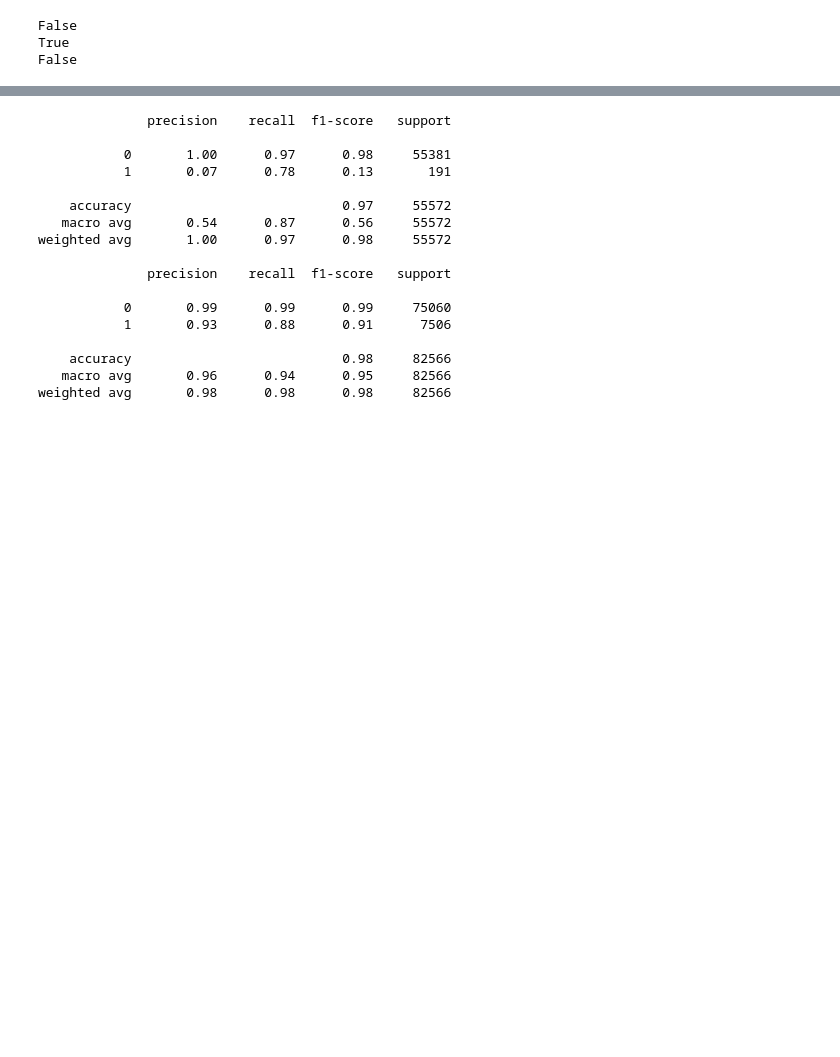
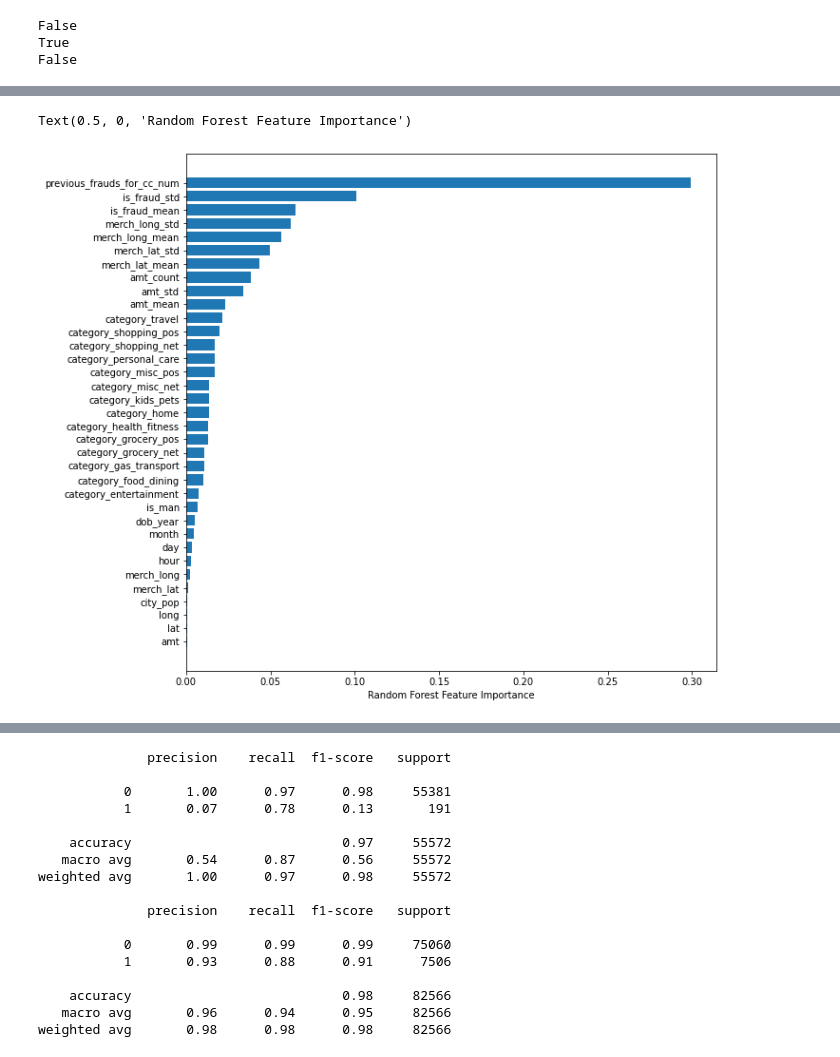
Before and after one commit to wconti27/DS4400-Final-Project-Machine-Learning-Detection-of-Credit-Card-Fraud, a Jupyter notebook: ML_Project.ipynb, the cells around one changed output, grey strips where cells are left out. Saved outputs shown, nothing was run; the diff lists cells and outputs as text; code cells hidden in the pictures; blank space fills up the shorter version.

```diff
--- a/ML_Project.ipynb
+++ b/ML_Project.ipynb
@@ -20,4 +25,8 @@ Mounted at /content/gdrive
 # %%
 folder_location = '/content/gdrive/MyDrive/Colab Notebooks/DS4400: ML Project/'
-training = pd.read_csv(folder_location + 'fraudTrain.csv')
-testing = pd.read_csv(folder_location + 'fraudTest.csv')
+# training = pd.read_csv(folder_location + 'fraudTrain.csv')
+# testing = pd.read_csv(folder_location + 'fraudTest.csv')
+X_train = pd.read_csv(folder_location + 'X_train_eng.csv').drop(["Unnamed: 0", "is_fraud"], axis=1)
+y_train = pd.read_csv(folder_location + 'y_train.csv').drop(["Unnamed: 0"], axis=1)
+X_test = pd.read_csv(folder_location + 'X_test_agg.csv').drop(["Unnamed: 0", "is_fraud"], axis=1)
+y_test = pd.read_csv(folder_location + 'y_test.csv').drop(["Unnamed: 0"], axis=1)
@@ -257,0 +272,7 @@ ROC AUC score for undersampled data:  0.6985104895918053
+# %%
+## Feature Research - Running Random Forest for Feature Importances
+
+from sklearn.ensemble import RandomForestClassifier
+
+rf = RandomForestClassifier(n_estimators=100)
+rf.fit(X_train, y_train)
@@ -257,0 +288,11 @@ ROC AUC score for undersampled data:  0.6985104895918053
+# %%
+rf.feature_importances_
+feature_importances = pd.DataFrame(rf.feature_importances_, index=X_train.columns)
+feature_importances.to_csv(folder_location + "RF_feature_importances.csv")
+sorted_idx = rf.feature_importances_.argsort()
+plt.figure(figsize=(10,10))
+plt.barh(X_train.columns, rf.feature_importances_[sorted_idx])
+plt.xlabel("Random Forest Feature Importance")
+# %% [output]
+Text(0.5, 0, 'Random Forest Feature Importance')
+[figure, added]
```
Also changed, not shown: parts of 16 cells of this notebook.
